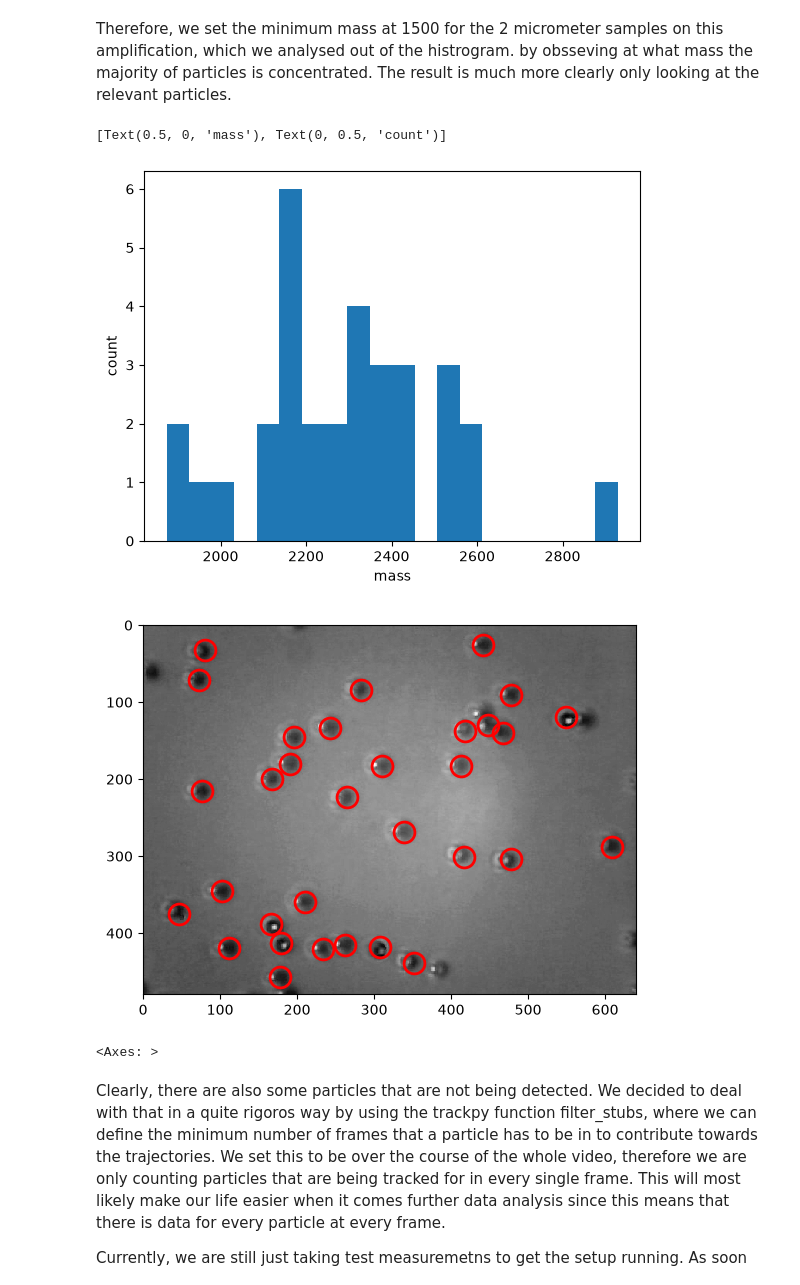
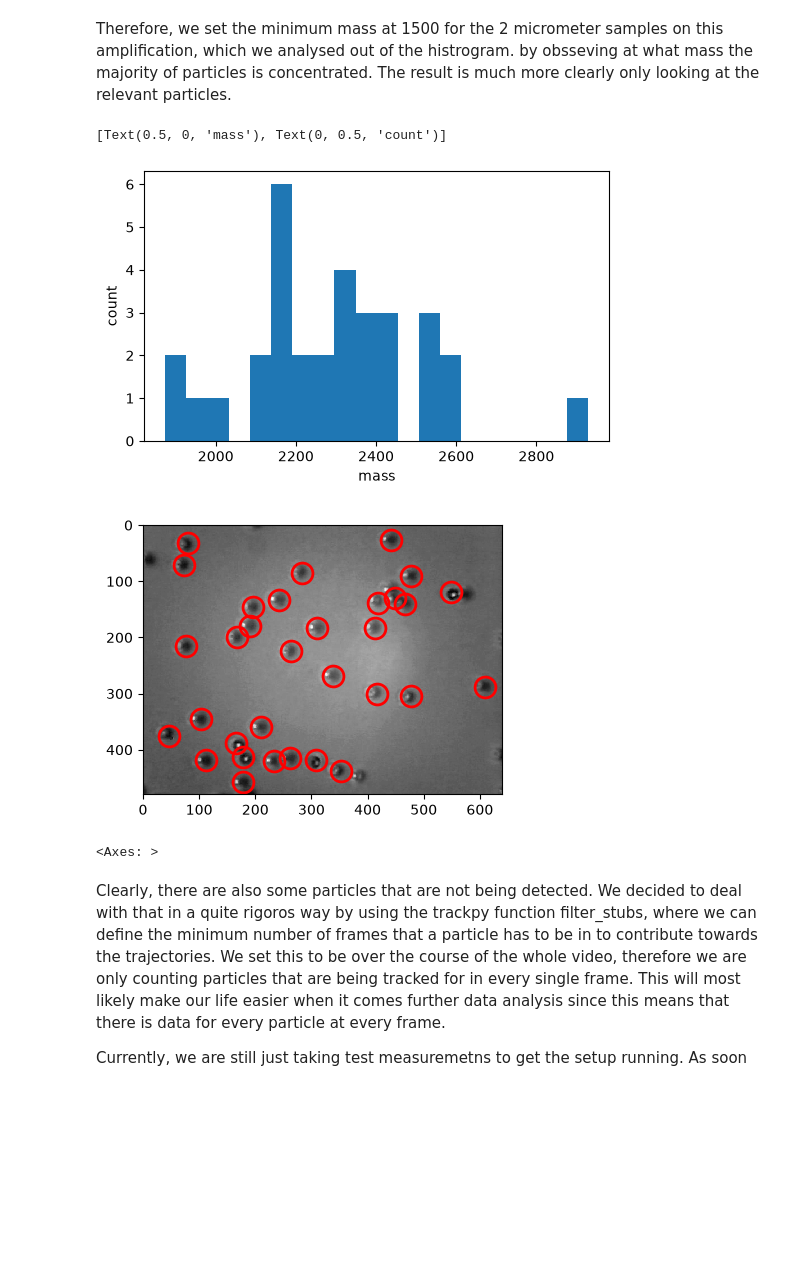
Before and after one commit to HiperLoop/LAB, a Jupyter notebook: text/lab_journal.ipynb, the cells around one changed output. Drawn from its saved outputs; the diff is of its cells as text; code cells hidden in the pictures; blank space fills up the shorter version.

```diff
--- a/text/lab_journal.ipynb
+++ b/text/lab_journal.ipynb
@@ -52,6 +55,7 @@ def loadImageAsGrey(image_name: str):
     '''Load an image and keep only the green channel.'''
     frame = pims.open(image_name)[0]   # first (and only) frame, an array of shape (height, width, 3)
     return frame[:, :, 1]
+mpl.rc('figure', figsize=(6, 3.5))
 
 image=loadImageAsGrey('Lab Journal\\A003-20261007_153704.jpg')
 f = tp.locate(image, 19, invert=True, minmass=2000)
@@ -104,6 +108,7 @@ f = tp.locate(image, 19, invert=True, minmass=0)
 
 fig, ax = plt.subplots()
 ax.hist(f['mass'], bins=20)
+mpl.rc('figure', figsize=(6, 3.5))
 
 ax.set(xlabel='mass', ylabel='count')
 # %% [output]
@@ -112,3 +117,5 @@ ax.set(xlabel='mass', ylabel='count')
 # %%
+mpl.rc('figure', figsize=(6, 3.5))
+
 tp.annotate(f, image)
 # %% [output]
@@ -117,6 +124,8 @@ tp.annotate(f, image)
 # %% [markdown]
 Therefore, we set the minimum mass at 1500 for the 2 micrometer samples on this amplification, which we analysed out of the histrogram. by obsseving at what mass the majority of particles is concentrated. The result is much more clearly only looking at the relevant particles.
 # %%
+mpl.rc('figure', figsize=(6, 3.5))
+
 f = tp.locate(image, 19, invert=True, minmass=1500)
 
 fig, ax = plt.subplots()
@@ -125,11 +134,13 @@ ax.hist(f['mass'], bins=20)
 ax.set(xlabel='mass', ylabel='count')
 # %% [output]
 [Text(0.5, 0, 'mass'), Text(0, 0.5, 'count')]
-[figure, old version]
+[figure, new version]
 # %%
+mpl.rc('figure', figsize=(6, 3.5))
+
 tp.annotate(f, image)
 # %% [output]
-[figure, old version]
+[figure, new version]
 <Axes: >
 # %% [markdown]
 
```
Also changed, not shown: parts of 29 cells of this notebook, 32 other files.
